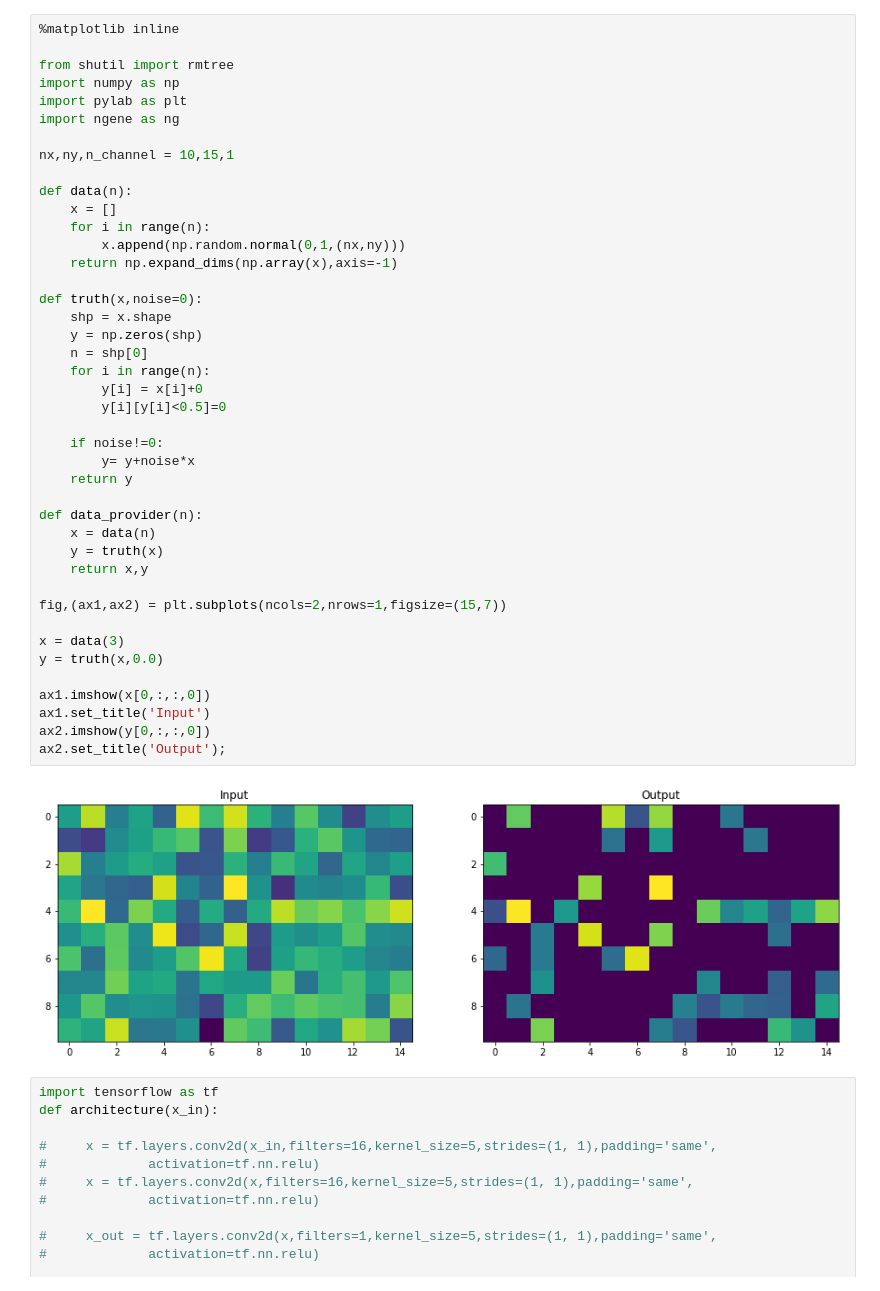
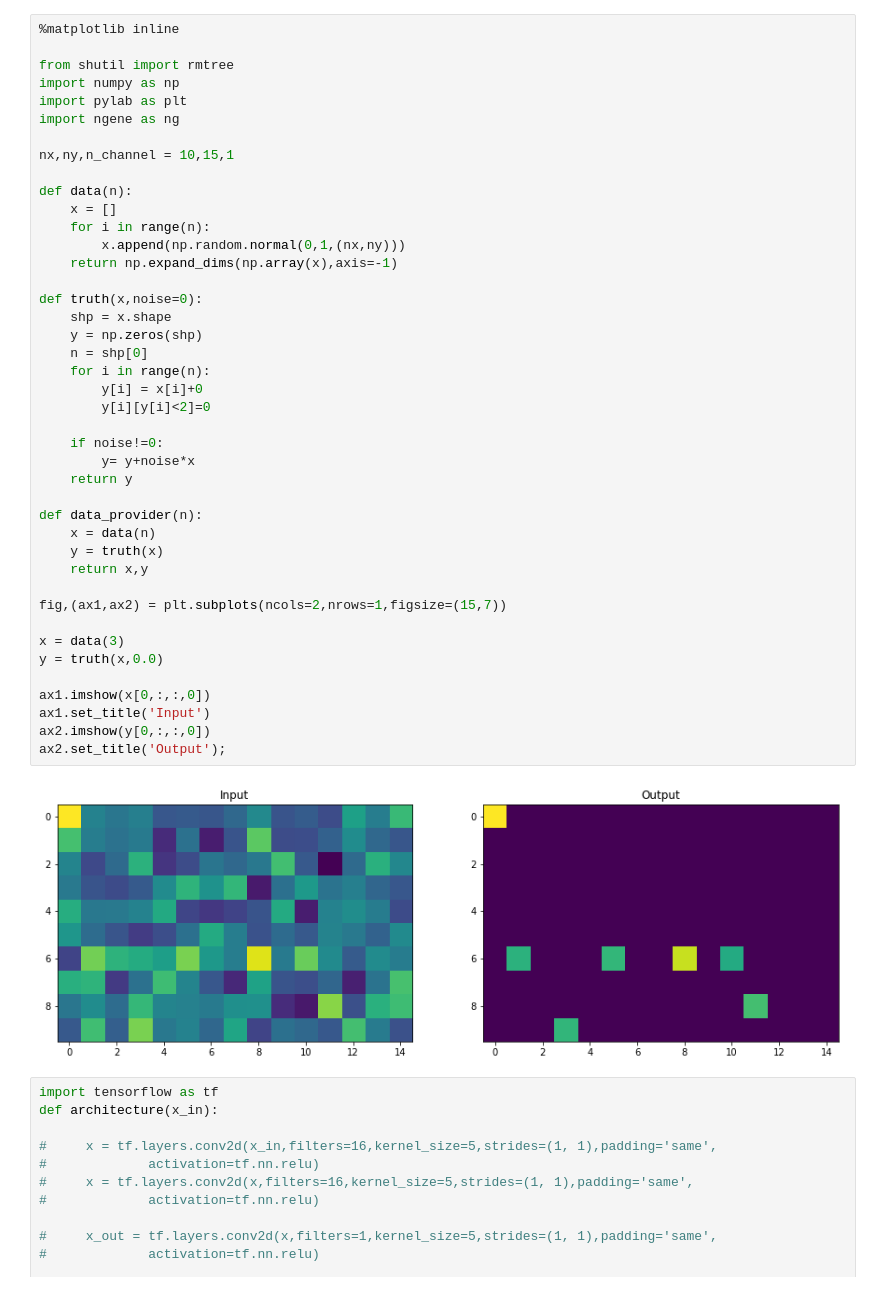
Before and after one commit to vafaei-ar/Ngene, a Jupyter notebook: notebooks/CNN_sample.ipynb, the cells around one changed output. Drawn from its saved outputs; the diff is of its cells as text.

```diff
--- a/notebooks/CNN_sample.ipynb
+++ b/notebooks/CNN_sample.ipynb
@@ -13,35 +13,35 @@ def data(n):
     for i in range(n):
         x.append(np.random.normal(0,1,(nx,ny)))
     return np.expand_dims(np.array(x),axis=-1)
 
 def truth(x,noise=0):
     shp = x.shape
     y = np.zeros(shp)
     n = shp[0]
     for i in range(n):
         y[i] = x[i]+0
-        y[i][y[i]<0.5]=0
+        y[i][y[i]<2]=0
 
     if noise!=0:
         y= y+noise*x
     return y
 
 def data_provider(n):
     x = data(n)
     y = truth(x)
     return x,y
 
 fig,(ax1,ax2) = plt.subplots(ncols=2,nrows=1,figsize=(15,7))
 
 x = data(3)
 y = truth(x,0.0)
 
 ax1.imshow(x[0,:,:,0])
 ax1.set_title('Input')
 ax2.imshow(y[0,:,:,0])
 ax2.set_title('Output');
 # %% [output]
-[figure, old version]
+[figure, new version]
 # %%
 import tensorflow as tf
 def architecture(x_in):
```
Also changed, not shown: parts of 7 cells of this notebook, 2 other files.
